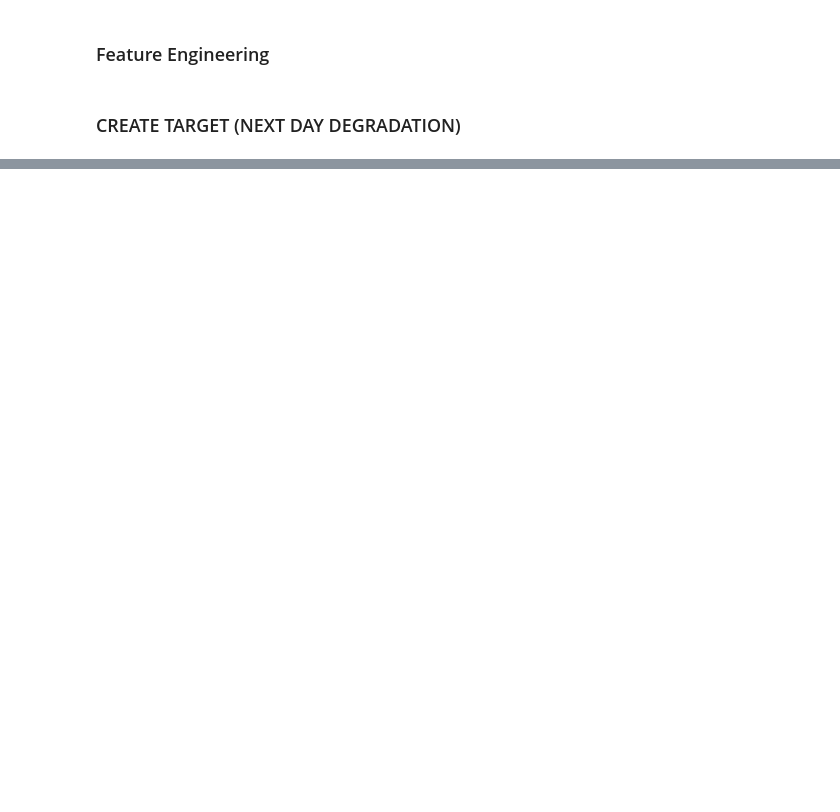
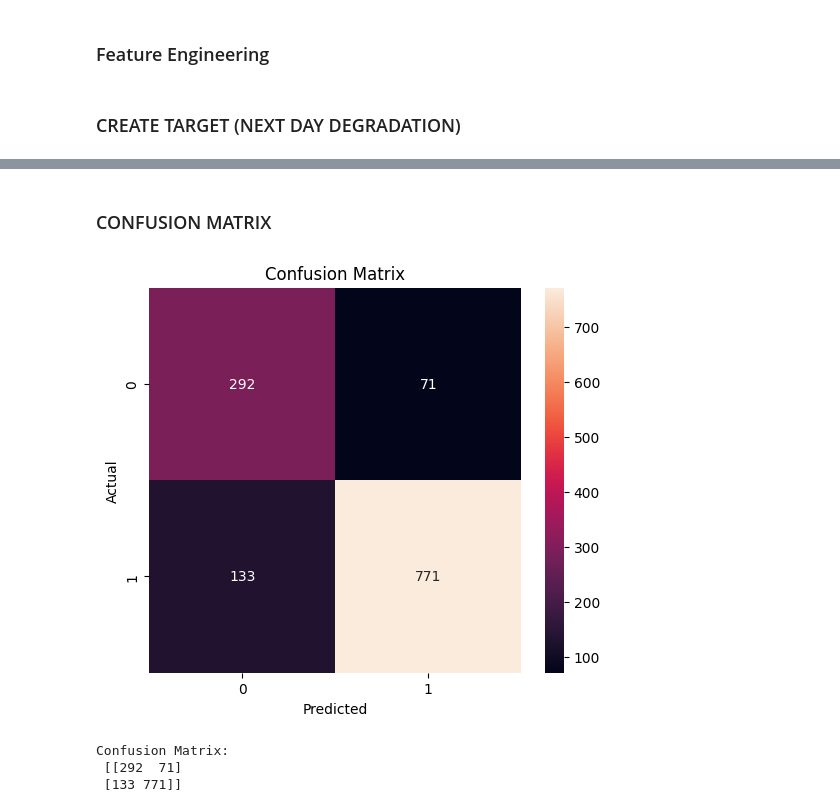
Before and after one commit to sanskar127/ai-machine-performance-bharat, a Jupyter notebook: analysis.ipynb, the cells around one changed output, grey strips where cells are left out. Cells and saved outputs as stored; diff of their text form; code cells hidden in the pictures; blank space fills up the shorter version.

```diff
--- a/analysis.ipynb
+++ b/analysis.ipynb
@@ -248,0 +261,4 @@ df = df.dropna(subset=['Target'])
+# %%
+for col in ['RunTime','DownTime','SpeedActual','ProductionActual']:
+    upper = df[col].quantile(0.99)
+    df[col] = np.clip(df[col], 0, upper)
@@ -248,0 +295,14 @@ df = df.dropna(subset=['Target'])
+# %%
+scale_pos_weight = (y_train == 0).sum() / (y_train == 1).sum()
+
+model = xgb.XGBClassifier(
+    objective='binary:logistic',
+    max_depth=5,
+    learning_rate=0.05,
+    n_estimators=300,
+    scale_pos_weight=scale_pos_weight,
+    random_state=42,
+    eval_metric='logloss'
+)
+
+model.fit(X_train, y_train)
@@ -248,0 +324,10 @@ df = df.dropna(subset=['Target'])
+# %%
+y_prob = model.predict_proba(X_test)[:, 1]
+
+# Custom threshold (industrial alert tuning)
+threshold = 0.6
+y_pred = (y_prob > threshold).astype(int)
+
+print("Accuracy:", accuracy_score(y_test, y_pred))
+print("\nClassification Report:\n")
+print(classification_report(y_test, y_pred))
@@ -248,0 +347,18 @@ df = df.dropna(subset=['Target'])
+# %% [markdown]
+### CONFUSION MATRIX
+# %%
+cm = confusion_matrix(y_test, y_pred)
+
+plt.figure(figsize=(6,5))
+sns.heatmap(cm, annot=True, fmt='d')
+plt.xlabel("Predicted")
+plt.ylabel("Actual")
+plt.title("Confusion Matrix")
+plt.show()
+
+print("\nConfusion Matrix:\n", cm)
+# %% [output]
+[figure, added]
+Confusion Matrix:
+ [[292  71]
+ [133 771]]
```
Also changed, not shown: parts of 25 cells of this notebook, 3 other files.
